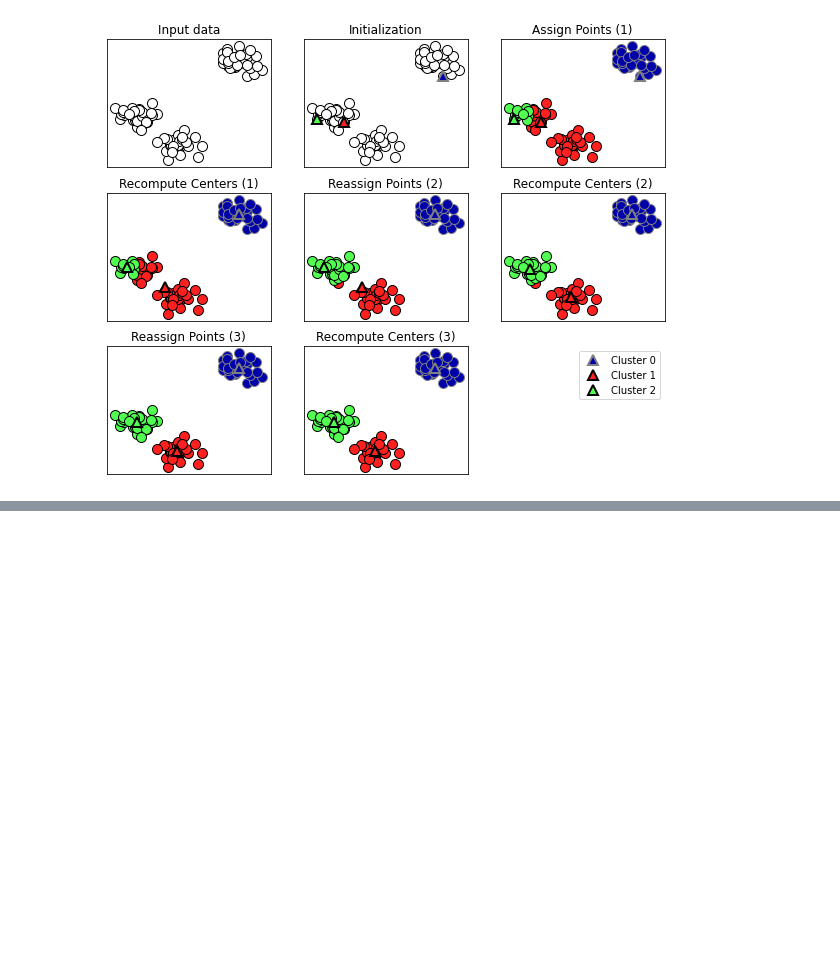
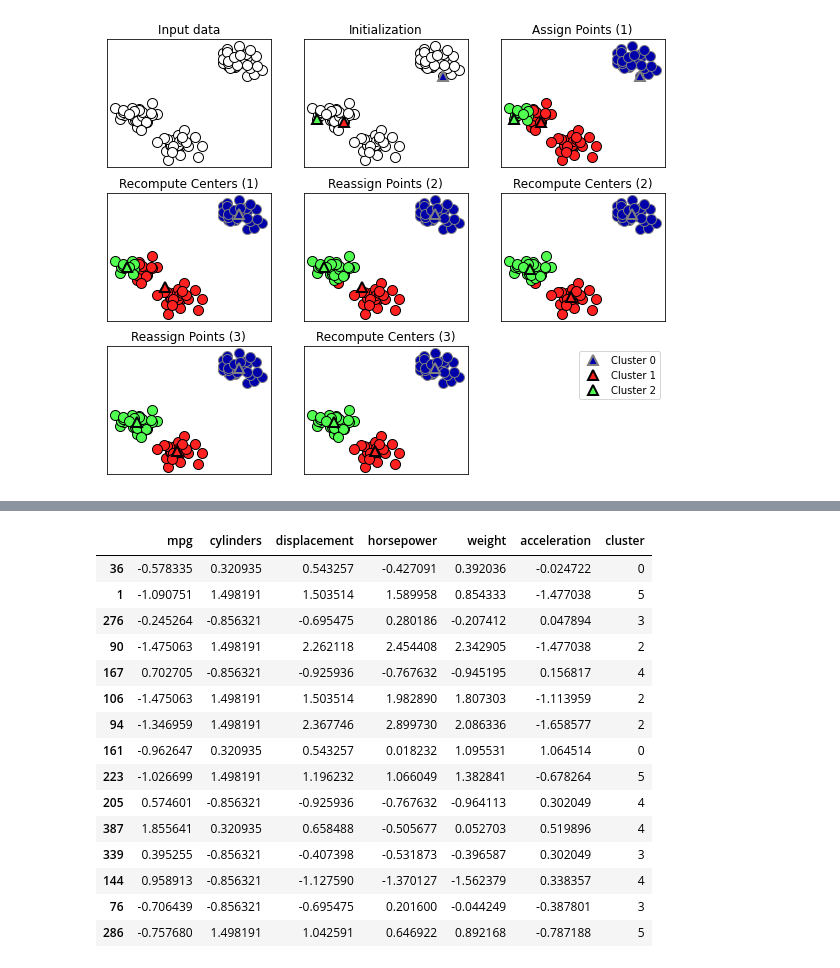
Before and after one commit to stivenlopezg/class-acamica, a Jupyter notebook: notebooks/k_means.ipynb, the cells around one changed output, grey strips where cells are left out. Saved outputs shown, nothing was run; the diff lists cells and outputs as text; code cells hidden in the pictures; blank space fills up the shorter version.

```diff
--- a/notebooks/k_means.ipynb
+++ b/notebooks/k_means.ipynb
@@ -57,0 +91,2 @@ auto.sample(4)
+# %%
+imputer.fit(X)
@@ -57,0 +164,21 @@ auto.sample(4)
+# %%
+X['cluster'] = kmeans.predict(X)
+
+X.sample(n=15)
+# %% [output]
+|  | mpg | cylinders | displacement | horsepower | weight | acceleration | cluster |
+| 36 | -0.578335 | 0.320935 | 0.543257 | -0.427091 | 0.392036 | -0.024722 | 0 |
+| 1 | -1.090751 | 1.498191 | 1.503514 | 1.589958 | 0.854333 | -1.477038 | 5 |
+| 276 | -0.245264 | -0.856321 | -0.695475 | 0.280186 | -0.207412 | 0.047894 | 3 |
+| 90 | -1.475063 | 1.498191 | 2.262118 | 2.454408 | 2.342905 | -1.477038 | 2 |
+| 167 | 0.702705 | -0.856321 | -0.925936 | -0.767632 | -0.945195 | 0.156817 | 4 |
+| 106 | -1.475063 | 1.498191 | 1.503514 | 1.982890 | 1.807303 | -1.113959 | 2 |
+| 94 | -1.346959 | 1.498191 | 2.367746 | 2.899730 | 2.086336 | -1.658577 | 2 |
+| 161 | -0.962647 | 0.320935 | 0.543257 | 0.018232 | 1.095531 | 1.064514 | 0 |
+| 223 | -1.026699 | 1.498191 | 1.196232 | 1.066049 | 1.382841 | -0.678264 | 5 |
+| 205 | 0.574601 | -0.856321 | -0.925936 | -0.767632 | -0.964113 | 0.302049 | 4 |
+| 387 | 1.855641 | 0.320935 | 0.658488 | -0.505677 | 0.052703 | 0.519896 | 4 |
+| 339 | 0.395255 | -0.856321 | -0.407398 | -0.531873 | -0.396587 | 0.302049 | 3 |
+| 144 | 0.958913 | -0.856321 | -1.127590 | -1.370127 | -1.562379 | 0.338357 | 4 |
+| 76 | -0.706439 | -0.856321 | -0.695475 | 0.201600 | -0.044249 | -0.387801 | 3 |
+| 286 | -0.757680 | 1.498191 | 1.042591 | 0.646922 | 0.892168 | -0.787188 | 5 |
```
Also changed, not shown: parts of 21 cells of this notebook.
